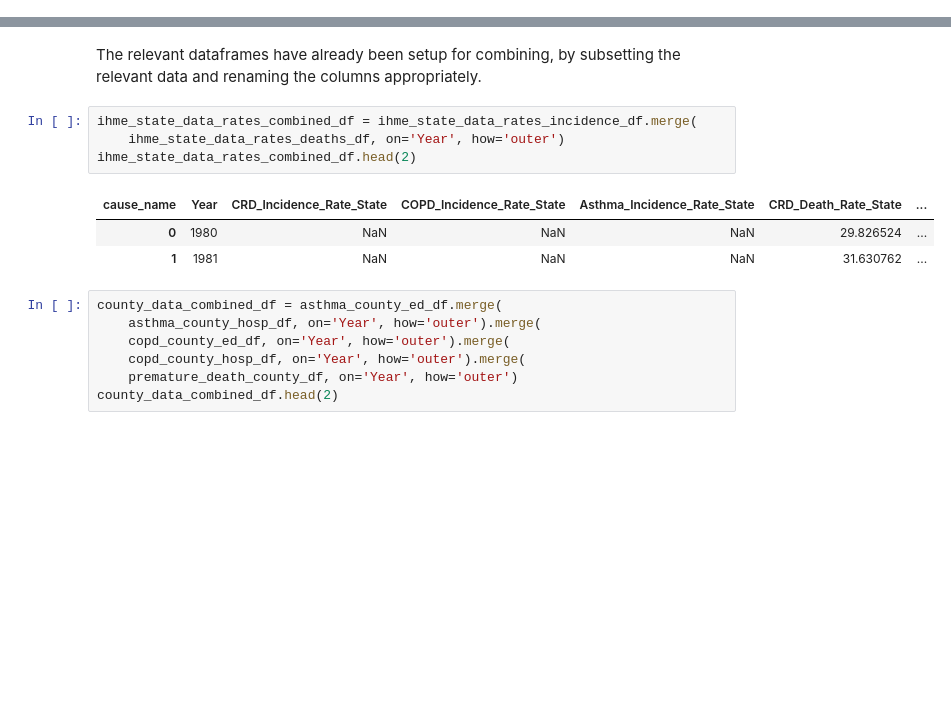
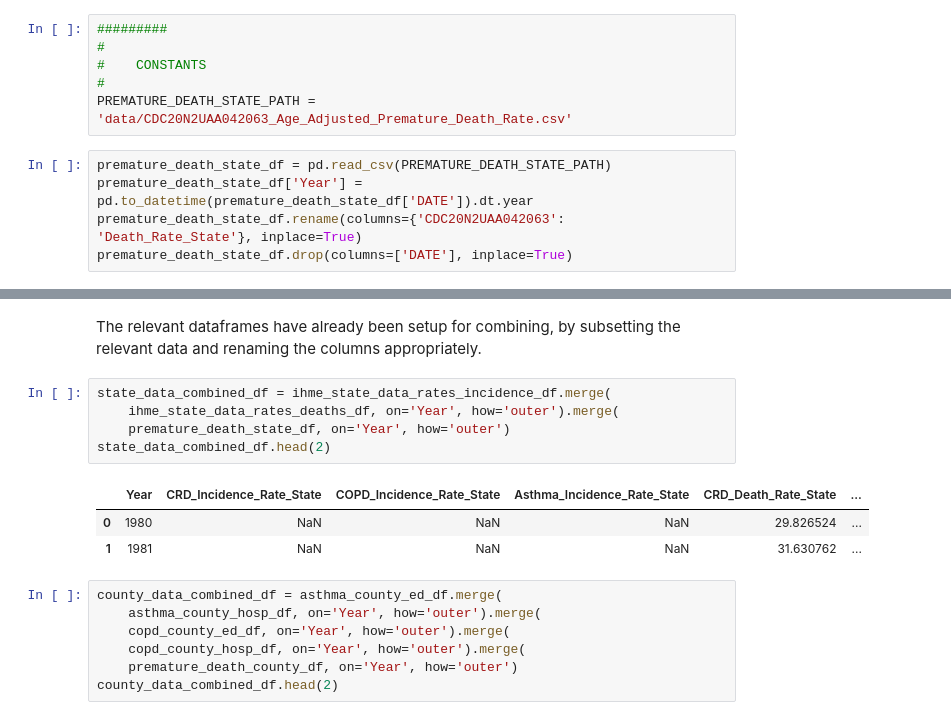
Before and after one commit to himanshunaidu/data512_project, a Jupyter notebook: healthcare_data_acquisition.ipynb, the cells around one changed output, grey strips where cells are left out. Saved outputs shown, nothing was run; the diff lists cells and outputs as text; blank space fills up the shorter version.

```diff
--- a/healthcare_data_acquisition.ipynb
+++ b/healthcare_data_acquisition.ipynb
@@ -151,0 +163,11 @@ ihme_state_data_rates_deaths_df = ihme_state_data_rates_deaths_df.reset_index().
+# %%
+#########
+#
+#    CONSTANTS
+#
+PREMATURE_DEATH_STATE_PATH = 'data/CDC20N2UAA042063_Age_Adjusted_Premature_Death_Rate.csv'
+# %%
+premature_death_state_df = pd.read_csv(PREMATURE_DEATH_STATE_PATH)
+premature_death_state_df['Year'] = pd.to_datetime(premature_death_state_df['DATE']).dt.year
+premature_death_state_df.rename(columns={'CDC20N2UAA042063': 'Death_Rate_State'}, inplace=True)
+premature_death_state_df.drop(columns=['DATE'], inplace=True)
@@ -304,11 +344,12 @@ It also seems to have shot up in the year 2020, going from 452.7 to 575.4
 # %% [markdown]
 The relevant dataframes have already been setup for combining, by subsetting the relevant data and renaming the columns appropriately.
 # %%
-ihme_state_data_rates_combined_df = ihme_state_data_rates_incidence_df.merge(
-    ihme_state_data_rates_deaths_df, on='Year', how='outer')
-ihme_state_data_rates_combined_df.head(2)
+state_data_combined_df = ihme_state_data_rates_incidence_df.merge(
+    ihme_state_data_rates_deaths_df, on='Year', how='outer').merge(
+    premature_death_state_df, on='Year', how='outer')
+state_data_combined_df.head(2)
 # %% [output]
-| cause_name | Year | CRD_Incidence_Rate_State | COPD_Incidence_Rate_State | Asthma_Incidence_Rate_State | CRD_Death_Rate_State | ... |
+|  | Year | CRD_Incidence_Rate_State | COPD_Incidence_Rate_State | Asthma_Incidence_Rate_State | CRD_Death_Rate_State | ... |
 | 0 | 1980 | NaN | NaN | NaN | 29.826524 | ... |
 | 1 | 1981 | NaN | NaN | NaN | 31.630762 | ... |
 # %%
```
Also changed, not shown: parts of 7 cells of this notebook, 2 other files.
